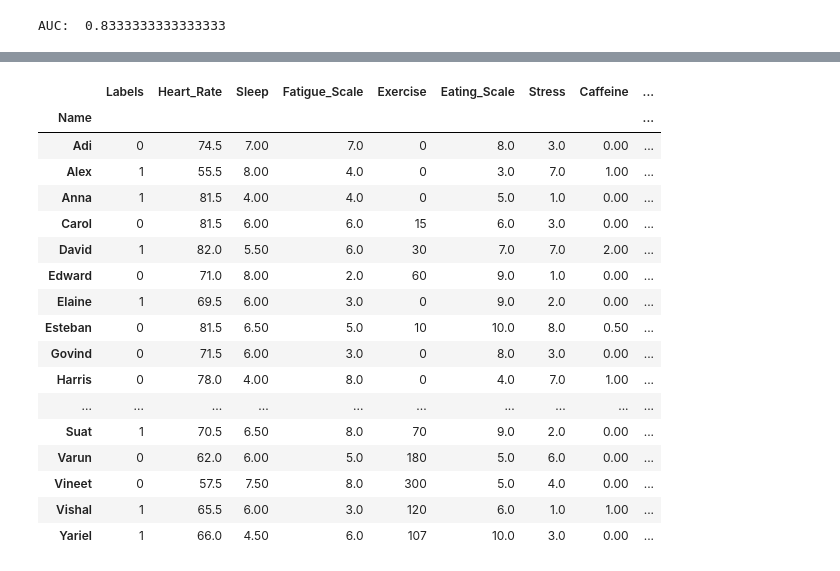
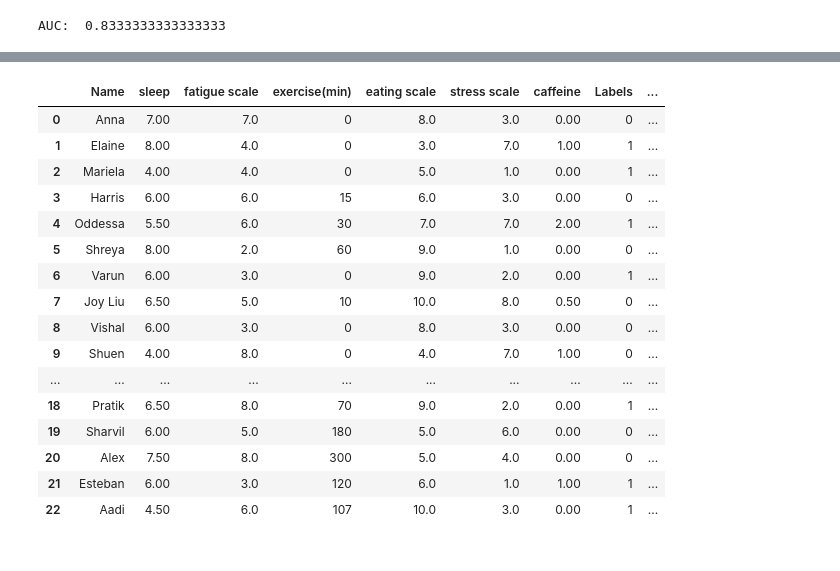
Before and after one commit to Bobnana/Week2Public, a Jupyter notebook: My_stuff/Challenge Problem Week 2.ipynb, the cells around one changed output, grey strips where cells are left out. Cells and saved outputs as stored; diff of their text form; code cells hidden in the pictures.

```diff
--- a/My_stuff/Challenge Problem Week 2.ipynb
+++ b/My_stuff/Challenge Problem Week 2.ipynb
@@ -648,26 +533,31 @@ final_df
-# %%
-#copying dataframe for editing and crap
-df = pd.DataFrame.copy(final_df)
-df = df.rename(index=str, columns={'isFatigued': 'Labels', 'Heart Rate': 'Heart_Rate', 'Fatigue Scale': 'Fatigue_Scale', 'Eating Scale': 'Eating_Scale'})
-df = df.set_index(df.Name)
-df = df.drop('Name', axis=1)
-df
-# %% [output]
-|  | Labels | Heart_Rate | Sleep | Fatigue_Scale | Exercise | Eating_Scale | Stress | Caffeine | ... |
-| Name |  |  |  |  |  |  |  |  | ... |
-| Adi | 0 | 74.5 | 7.00 | 7.0 | 0 | 8.0 | 3.0 | 0.00 | ... |
-| Alex | 1 | 55.5 | 8.00 | 4.0 | 0 | 3.0 | 7.0 | 1.00 | ... |
-| Anna | 1 | 81.5 | 4.00 | 4.0 | 0 | 5.0 | 1.0 | 0.00 | ... |
-| Carol | 0 | 81.5 | 6.00 | 6.0 | 15 | 6.0 | 3.0 | 0.00 | ... |
-| David | 1 | 82.0 | 5.50 | 6.0 | 30 | 7.0 | 7.0 | 2.00 | ... |
-| Edward | 0 | 71.0 | 8.00 | 2.0 | 60 | 9.0 | 1.0 | 0.00 | ... |
-| Elaine | 1 | 69.5 | 6.00 | 3.0 | 0 | 9.0 | 2.0 | 0.00 | ... |
-| Esteban | 0 | 81.5 | 6.50 | 5.0 | 10 | 10.0 | 8.0 | 0.50 | ... |
-| Govind | 0 | 71.5 | 6.00 | 3.0 | 0 | 8.0 | 3.0 | 0.00 | ... |
-| Harris | 0 | 78.0 | 4.00 | 8.0 | 0 | 4.0 | 7.0 | 1.00 | ... |
-| ... | ... | ... | ... | ... | ... | ... | ... | ... | ... |
-| Suat | 1 | 70.5 | 6.50 | 8.0 | 70 | 9.0 | 2.0 | 0.00 | ... |
-| Varun | 0 | 62.0 | 6.00 | 5.0 | 180 | 5.0 | 6.0 | 0.00 | ... |
-| Vineet | 0 | 57.5 | 7.50 | 8.0 | 300 | 5.0 | 4.0 | 0.00 | ... |
-| Vishal | 1 | 65.5 | 6.00 | 3.0 | 120 | 6.0 | 1.0 | 1.00 | ... |
-| Yariel | 1 | 66.0 | 4.50 | 6.0 | 107 | 10.0 | 3.0 | 0.00 | ... |
+# %%
+final_df = pd.concat([Cognitive_Fatigue_Data], axis=1)
+final_df.sort_index(inplace=True)
+final_df.loc[:, 'Labels'] = labels
+final_df.loc[:, 'Heart_Rate'] = hb_list
+final_df.loc[:, 'S_Intensity_max'] = int_max_list
+final_df.loc[:, 'S_Intensity_avg'] = int_avg_list
+final_df.loc[:, 'S_Intensity_var'] = int_var_list
+final_df.loc[:, 'S_Formant_1_avg'] = for_1_avg_list
+final_df.loc[:, 'S_Formant_2_avg'] = for_2_avg_list
+final_df.loc[:, 'S_Formant_0_avg'] = for_0_avg_list
+final_df.loc[:, 'S_Pitch_var'] = pit_var_list
+final_df
+# %% [output]
+|  | Name | sleep | fatigue scale | exercise(min) | eating scale | stress scale | caffeine | Labels | ... |
+| 0 | Anna | 7.00 | 7.0 | 0 | 8.0 | 3.0 | 0.00 | 0 | ... |
+| 1 | Elaine | 8.00 | 4.0 | 0 | 3.0 | 7.0 | 1.00 | 1 | ... |
+| 2 | Mariela | 4.00 | 4.0 | 0 | 5.0 | 1.0 | 0.00 | 1 | ... |
+| 3 | Harris | 6.00 | 6.0 | 15 | 6.0 | 3.0 | 0.00 | 0 | ... |
+| 4 | Oddessa | 5.50 | 6.0 | 30 | 7.0 | 7.0 | 2.00 | 1 | ... |
+| 5 | Shreya | 8.00 | 2.0 | 60 | 9.0 | 1.0 | 0.00 | 0 | ... |
+| 6 | Varun | 6.00 | 3.0 | 0 | 9.0 | 2.0 | 0.00 | 1 | ... |
+| 7 | Joy Liu | 6.50 | 5.0 | 10 | 10.0 | 8.0 | 0.50 | 0 | ... |
+| 8 | Vishal | 6.00 | 3.0 | 0 | 8.0 | 3.0 | 0.00 | 0 | ... |
+| 9 | Shuen | 4.00 | 8.0 | 0 | 4.0 | 7.0 | 1.00 | 0 | ... |
+| ... | ... | ... | ... | ... | ... | ... | ... | ... | ... |
+| 18 | Pratik | 6.50 | 8.0 | 70 | 9.0 | 2.0 | 0.00 | 1 | ... |
+| 19 | Sharvil | 6.00 | 5.0 | 180 | 5.0 | 6.0 | 0.00 | 0 | ... |
+| 20 | Alex | 7.50 | 8.0 | 300 | 5.0 | 4.0 | 0.00 | 0 | ... |
+| 21 | Esteban | 6.00 | 3.0 | 120 | 6.0 | 1.0 | 1.00 | 1 | ... |
+| 22 | Aadi | 4.50 | 6.0 | 107 | 10.0 | 3.0 | 0.00 | 1 | ... |
```
Also changed, not shown: parts of 55 cells of this notebook, 5 other files.
